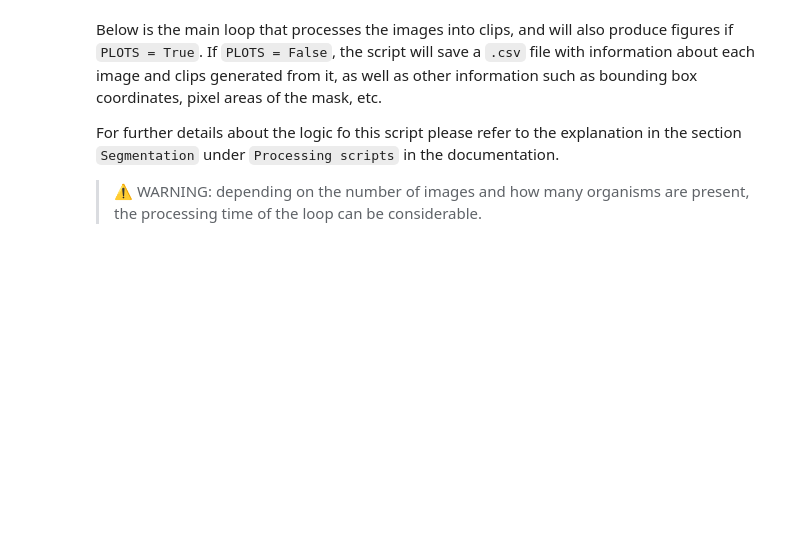
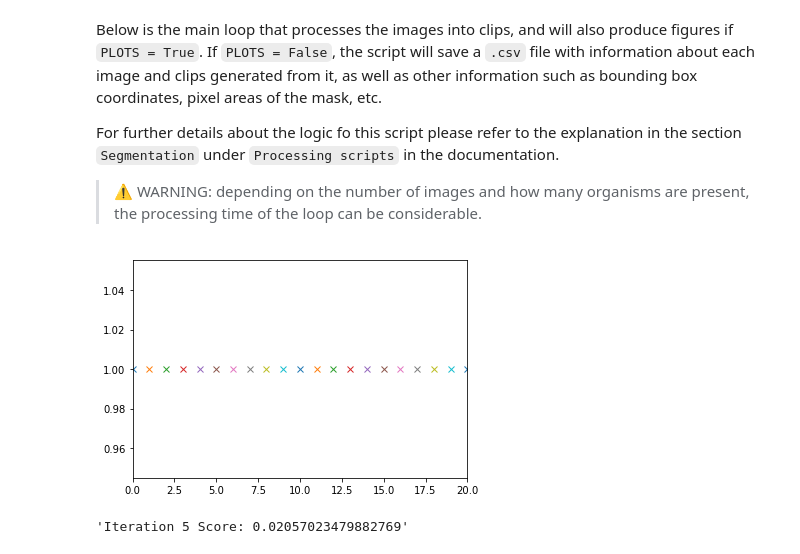
Before and after one commit to lpego/mzb-suite, a Jupyter notebook: docs/source/files/examples/segmentation.ipynb, the cells around one changed output. Drawn from its saved outputs; the diff is of its cells as text; code cells hidden in the pictures; blank space fills up the shorter version.

```diff
--- a/docs/source/files/examples/segmentation.ipynb
+++ b/docs/source/files/examples/segmentation.ipynb
@@ -93,25 +112,27 @@ For further details about the logic fo this script please refer to the explanati
 
 > ⚠️ WARNING: depending on the number of images and how many organisms are present, the processing time of the loop can be considerable.
 # %%
-# ### ATTEMPT AT UPDATING THE FIGURE IN-PLACE, INSTEAD OF GENERATING NEW FIGURES ALL THE TIME...
+### ATTEMPT AT UPDATING THE FIGURE IN-PLACE, INSTEAD OF GENERATING NEW FIGURES ALL THE TIME...
 
-# import numpy as np
-# import matplotlib.pyplot as plt
-# from IPython.display import display, clear_output
+import numpy as np
+import matplotlib.pyplot as plt
+from IPython.display import display, clear_output
 
-# fig = plt.figure()
-# ax = fig.add_subplot(1, 1, 1)
+fig = plt.figure()
+ax = fig.add_subplot(1, 1, 1)
 
-# for i in range(21):
-#     ax.set_xlim(0, 20)
+for i in range(21):
+    ax.set_xlim(0, 20)
 
-#     ax.plot(i, 1, marker='x')
-#     display(fig)
+    ax.plot(i, 1, marker='x')
+    display(fig)
 
-#     clear_output(wait = True)
-#     plt.pause(0.5)
+    clear_output(wait = True)
+    plt.pause(0.5)
 
-# # ?display
+# ?display
+# %% [output]
+[figure, added]
 # %%
 ### EXPERIMENTING WITH clear_output...
 
@@ -128,4 +149,6 @@ def black_box():
         i += 1
 
 black_box()
+# %% [output]
+'Iteration 5 Score: 0.02057023479882769'
 # %%
```
Also changed, not shown: parts of 5 cells of this notebook, 3 other files.
